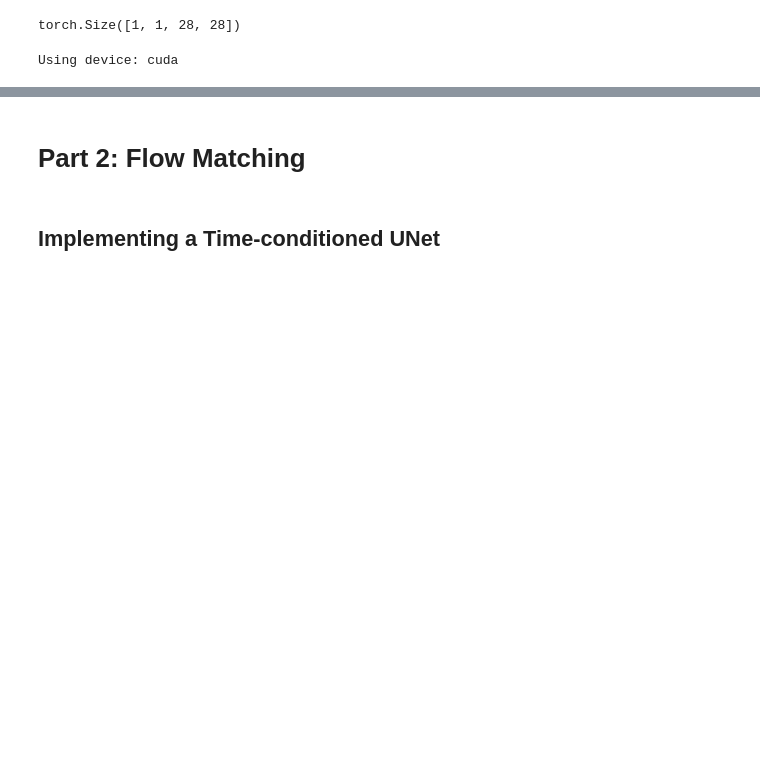
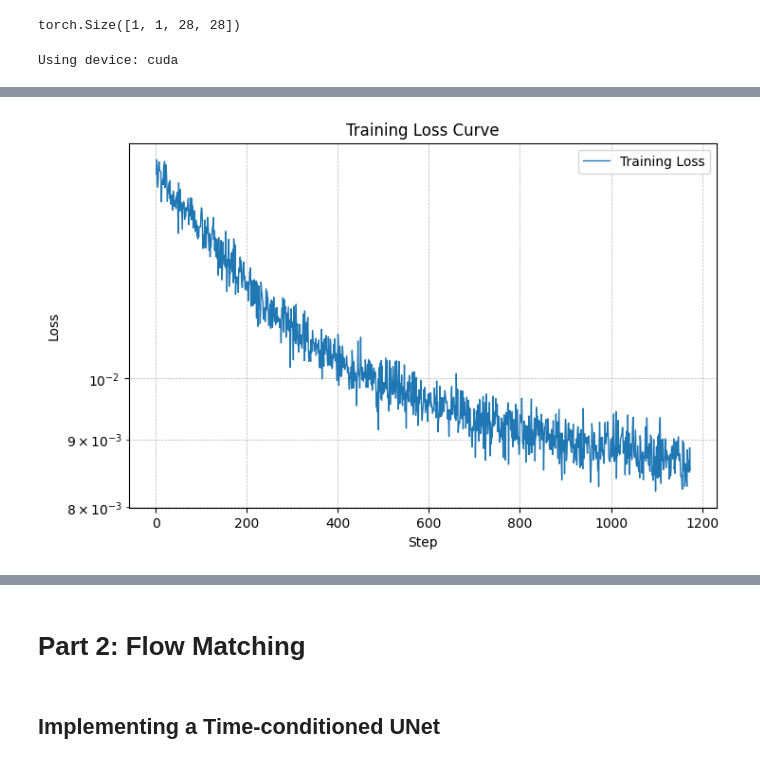
Before and after one commit to LIYunzhe1408/Flow-Matching, a Jupyter notebook: cs180_proj5b_flowmatching_starter.ipynb, the cells around one changed output, grey strips where cells are left out. Cells and saved outputs as stored; diff of their text form; code cells hidden in the pictures; blank space fills up the shorter version.

```diff
--- a/cs180_proj5b_flowmatching_starter.ipynb
+++ b/cs180_proj5b_flowmatching_starter.ipynb
@@ -264,3 +265,15 @@ Epoch [5/5], Loss: 0.009034
+# %%
+plt.figure(figsize=(8, 5))
+plt.plot(train_losses, label="Training Loss", linewidth=1)
+plt.yscale("log")  # Log scale for better visualization
+plt.xlabel("Step")
+plt.ylabel("Loss")
+plt.title("Training Loss Curve")
+plt.legend()
+plt.grid(True, which="both", linestyle="--", linewidth=0.5)
+plt.show()
+# %% [output]
+[figure, added]
 # %%
 # Get a batch of test images
 model.eval()
```
Also changed, not shown: parts of 7 cells of this notebook.
